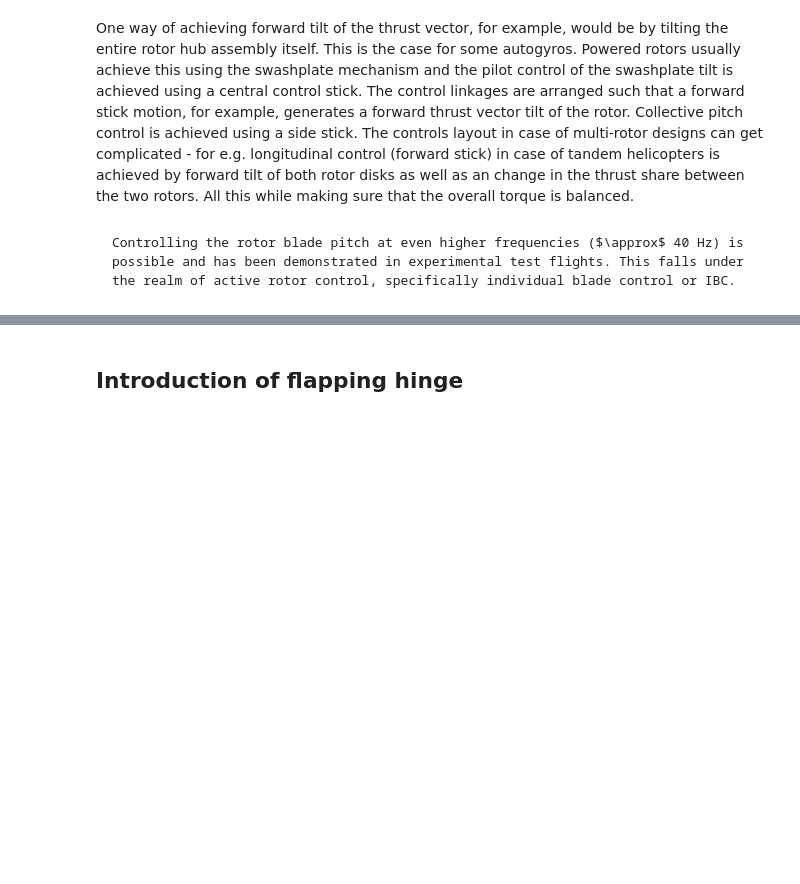
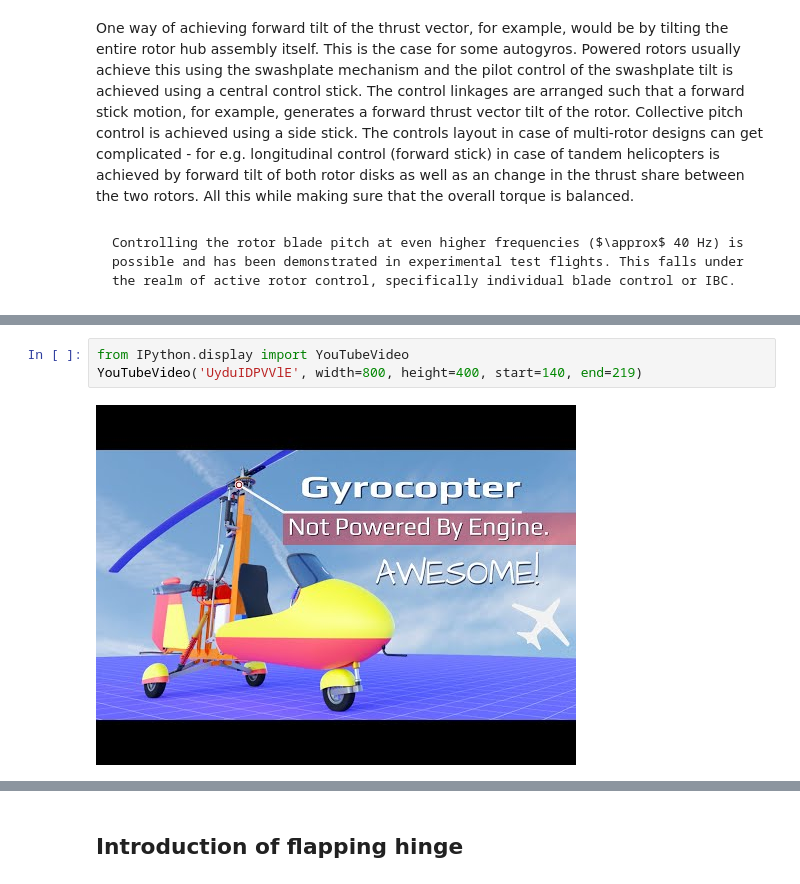
Before and after one commit to kumar-sumeet/HeliAeroNotes, a Jupyter notebook: _sources/Lectures/4_ForwardFlight/BladeMotionAndControl.ipynb, the cells around one changed output, grey strips where cells are left out. Saved outputs shown, nothing was run; the diff lists cells and outputs as text; blank space fills up the shorter version.

```diff
--- a/_sources/Lectures/4_ForwardFlight/BladeMotionAndControl.ipynb
+++ b/_sources/Lectures/4_ForwardFlight/BladeMotionAndControl.ipynb
@@ -91,5 +97,10 @@ Controlling the rotor blade pitch at even higher frequencies ($\approx$ 40 Hz) i
     <p style="font-size:16px; color:gray; text-align:center;" >  Helicopter control achieved in different configurations <a href="https://ntrs.nasa.gov/citations/19790013868"> [source]</a>
   </p>
 </center>
+# %%
+from IPython.display import YouTubeVideo
+YouTubeVideo('UyduIDPVVlE', width=800, height=400, start=140, end=219)
+# %% [output]
+[figure, added]
 # %%
 from IPython.display import YouTubeVideo
```
Also changed, not shown: parts of 33 cells of this notebook, 53 other files.
